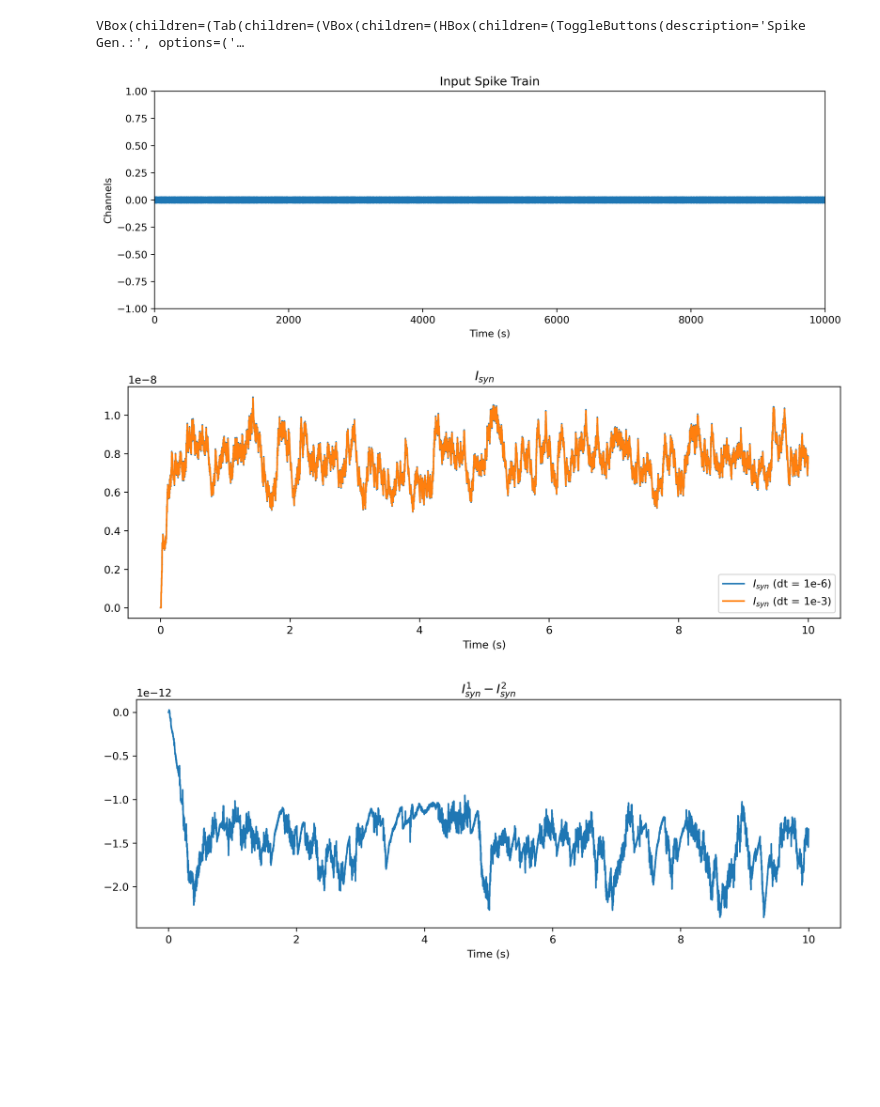
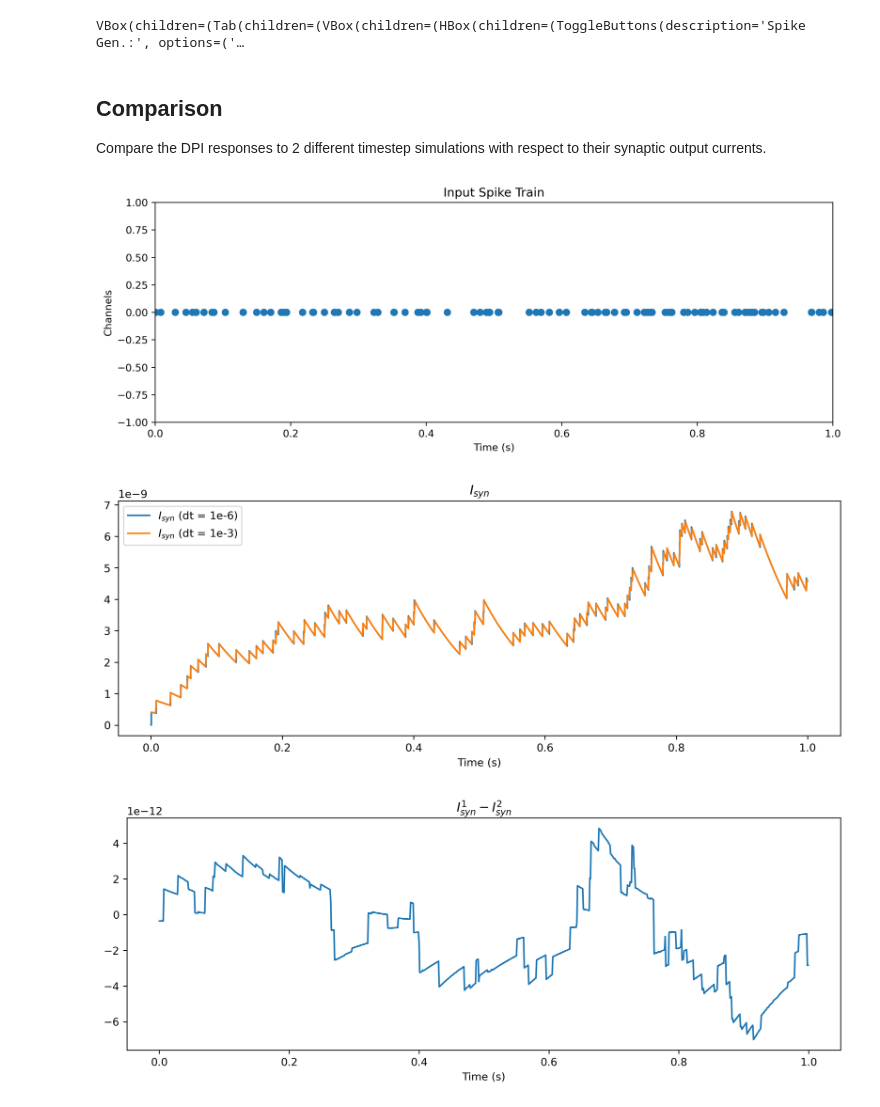
Before and after one commit to synsense/rockpool, a Jupyter notebook: docs/devices/DynapSE/timestep_comparison.ipynb, the cells around one changed output. Saved outputs shown, nothing was run; the diff lists cells and outputs as text; code cells hidden in the pictures; blank space fills up the shorter version.

Commit message:
Undersampled simulation equivalence test

```diff
--- a/docs/devices/DynapSE/timestep_comparison.ipynb
+++ b/docs/devices/DynapSE/timestep_comparison.ipynb
@@ -1,3 +40,7 @@
+# %%
+duration = 1.0
+n_channels = 1
+firing_rate = 100
 # %%
 import numpy as np
 from rockpool.timeseries import TSEvent, TSContinuous
@@ -19,11 +66,10 @@ from utils import random_spike_train
 # %%
 ts_spikes_random =  random_spike_train(
-    duration = 10,
-    n_channels = 1,
-    rate = 200,
-    dt = 1e-3,
+    duration = duration,
+    n_channels = n_channels,
+    rate = firing_rate,
+    dt = 1e-6,
     name = "Input Spikes"
 )
 ts_spikes_random.plot();
-ts_spikes_random.duration
 # %% [output]
@@ -32,6 +81,6 @@ ts_spikes_random.duration
 # %%
 spike_params = SpikeParams(dt=1e-6)
-res = ResponseGUI((1,), update_type='dpi', spike_params=spike_params, spike_in = ts_spikes_random)
+res = ResponseGUI((n_channels,), update_type='dpi', spike_params=spike_params, spike_in = ts_spikes_random)
 res.display()
 # %% [output]
 WARNING:absl:No GPU/TPU found, falling back to CPU. (Set TF_CPP_MIN_LOG_LEVEL=0 and rerun for more info.)
@@ -39,6 +96,7 @@ VBox(children=(Tab(children=(VBox(children=(HBox(children=(ToggleButtons(descrip
 # %%
+# Under-sampled simulation
 spike_params = SpikeParams(dt=1e-3)
-res2 = ResponseGUI((1,), update_type='dpi_us', spike_params=spike_params, spike_in=ts_spikes_random)
+res2 = ResponseGUI((n_channels,), update_type='dpi_us2', spike_params=spike_params, spike_in=ts_spikes_random)
 res2.display()
 # %% [output]
 VBox(children=(Tab(children=(VBox(children=(HBox(children=(ToggleButtons(description='Spike Gen.:', options=('…
@@ -48,28 +107,32 @@ rec2 = res2.record_dict
+# %% [markdown]
+## Comparison
+
+Compare the DPI responses to 2 different timestep simulations with respect to their synaptic output currents.
 # %%
 def compare_synaptic_responses(rd1, rd2, key='Inmda'):
-    inp = TSEvent.from_raster(rec1['input_data'], dt = 1e-3, name = 'Input Spike Train')
+    inp = TSEvent.from_raster(rec1['input_data'], dt = 1e-6, name = 'Input Spike Train')
     plt.figure()
     inp.plot()
 
     I_syn1 = TSContinuous.from_clocked(rd1[key], dt = 1e-6, name = '$I_{syn}$ (dt = 1e-6)')
     I_syn2 = TSContinuous.from_clocked(rd2[key], dt = 1e-3, name = '$I_{syn}$ (dt = 1e-3)')
     I_syn2 = I_syn2.start_at(1e-3)
 
     plt.figure()
     plt.title("$I_{syn}$")
     I_syn1.plot()
     I_syn2.plot()
     plt.legend()
 
     difference = rd1[key][999::1000] - rd2[key]
     diff = TSContinuous.from_clocked(difference, dt = 1e-3, name = '$I_{syn}^{1} - I_{syn}^{2}$')
 
     plt.figure()
     diff.plot()
     plt.show()
 
 compare_synaptic_responses(rec1, rec2)
 # %% [output]
-[figure, old version]
+[figure, new version]
-[figure, old version]
+[figure, new version]
-[figure, old version]
+[figure, new version]
```
Also changed, not shown: parts of 10 cells of this notebook.
